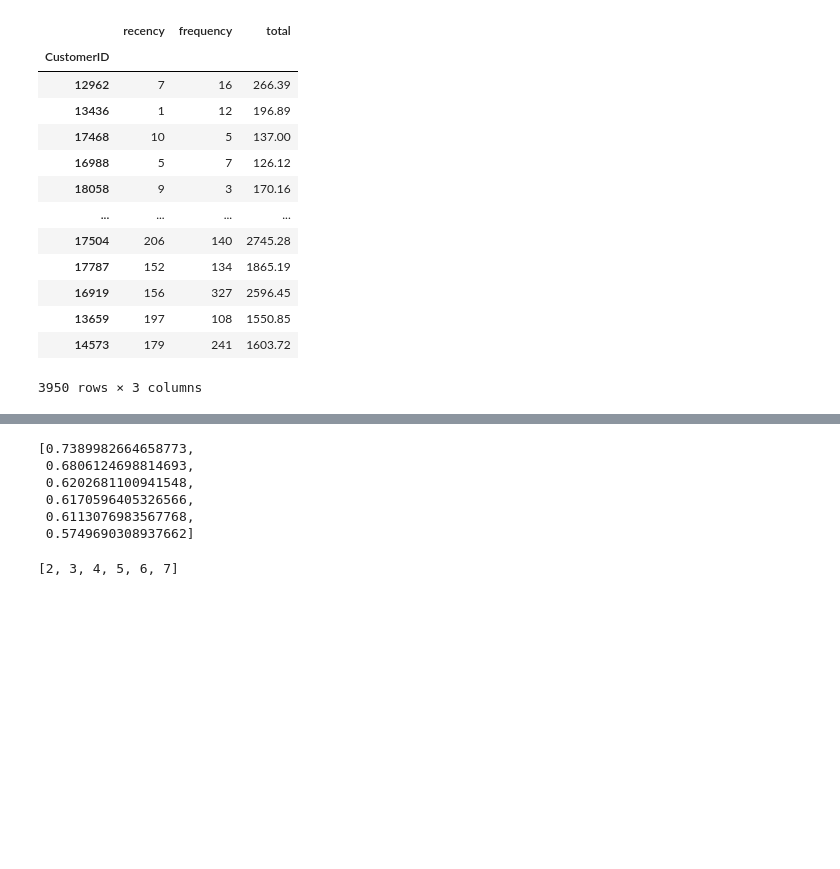
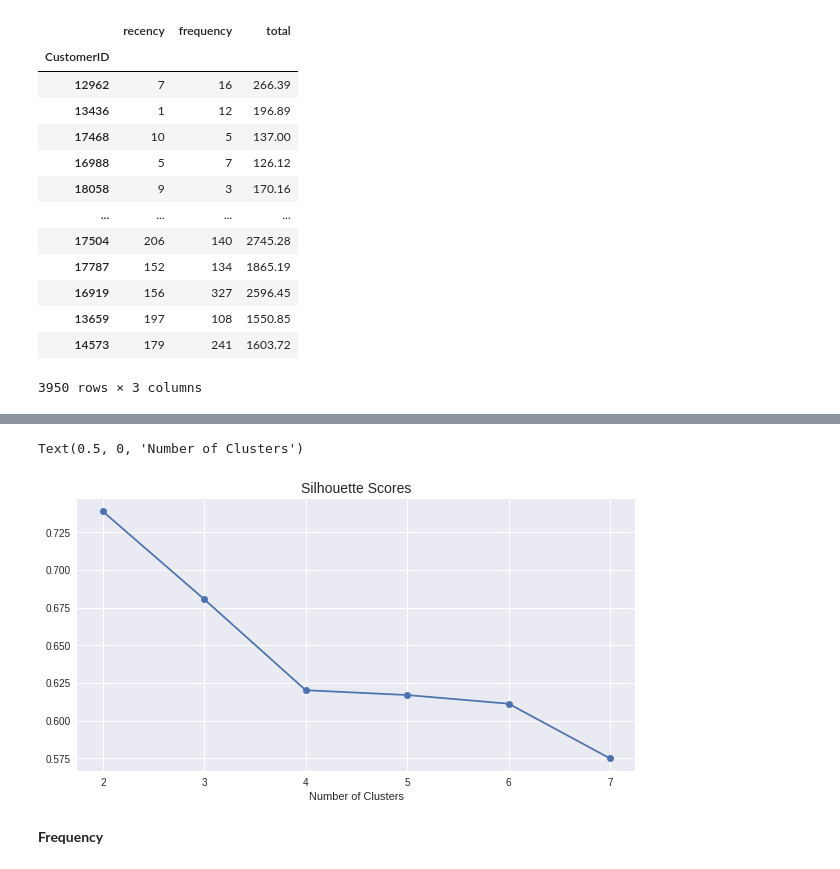
Before and after one commit to KishenSharma6/Online_Retail_Customer_Segmentation, a Jupyter notebook: notebooks/CustomerSegmentation.ipynb, the cells around one changed output, grey strips where cells are left out. Cells and saved outputs as stored; diff of their text form; code cells hidden in the pictures; blank space fills up the shorter version.

```diff
--- a/notebooks/CustomerSegmentation.ipynb
+++ b/notebooks/CustomerSegmentation.ipynb
@@ -213,13 +198,0 @@ sns
-# %%
-sil_scores
-# %% [output]
-[0.7389982664658773,
- 0.6806124698814693,
- 0.6202681100941548,
- 0.6170596405326566,
- 0.6113076983567768,
- 0.5749690308937662]
-# %%
-cluster_labels
-# %% [output]
-[2, 3, 4, 5, 6, 7]
@@ -227,0 +199,10 @@ cl
+# %%
+#Visualize silhouette scores
+f, ax= plt.subplots(figsize=(10,5))
+ax.plot(cluster_labels, sil_scores, marker= 'o')
+
+ax.set_title('Silhouette Scores', fontsize= 14)
+ax.set_xlabel('Number of Clusters')
+# %% [output]
+Text(0.5, 0, 'Number of Clusters')
+[figure, added]
@@ -227,0 +212,2 @@ cl
+# %% [markdown]
+**Frequency**
```
Also changed, not shown: parts of 19 cells of this notebook.
